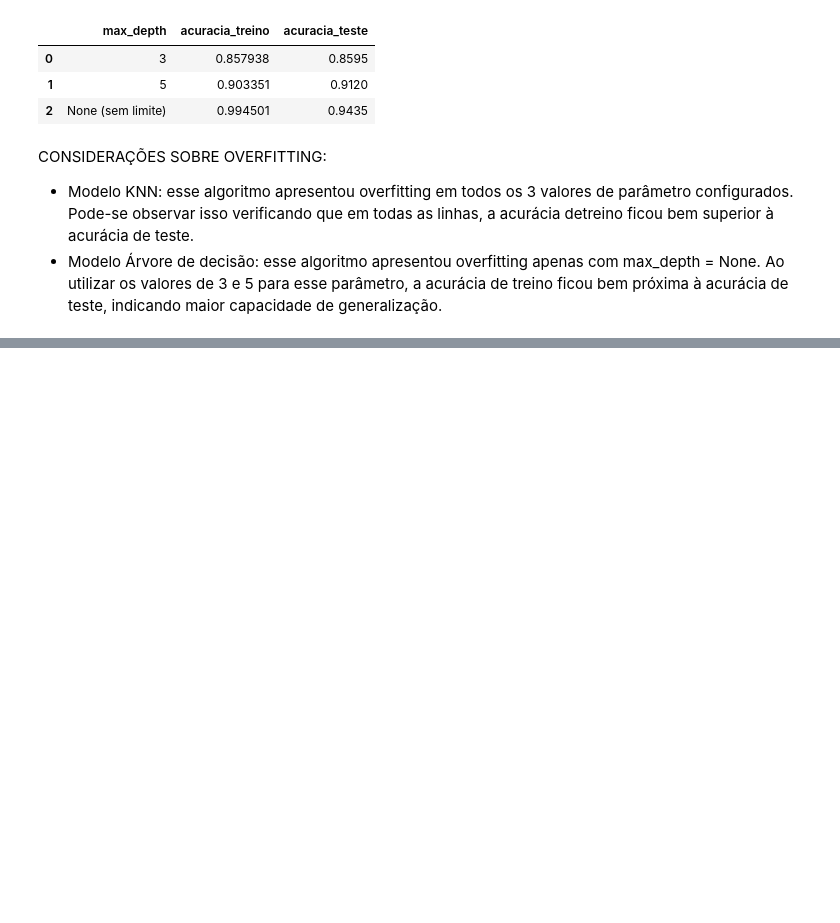
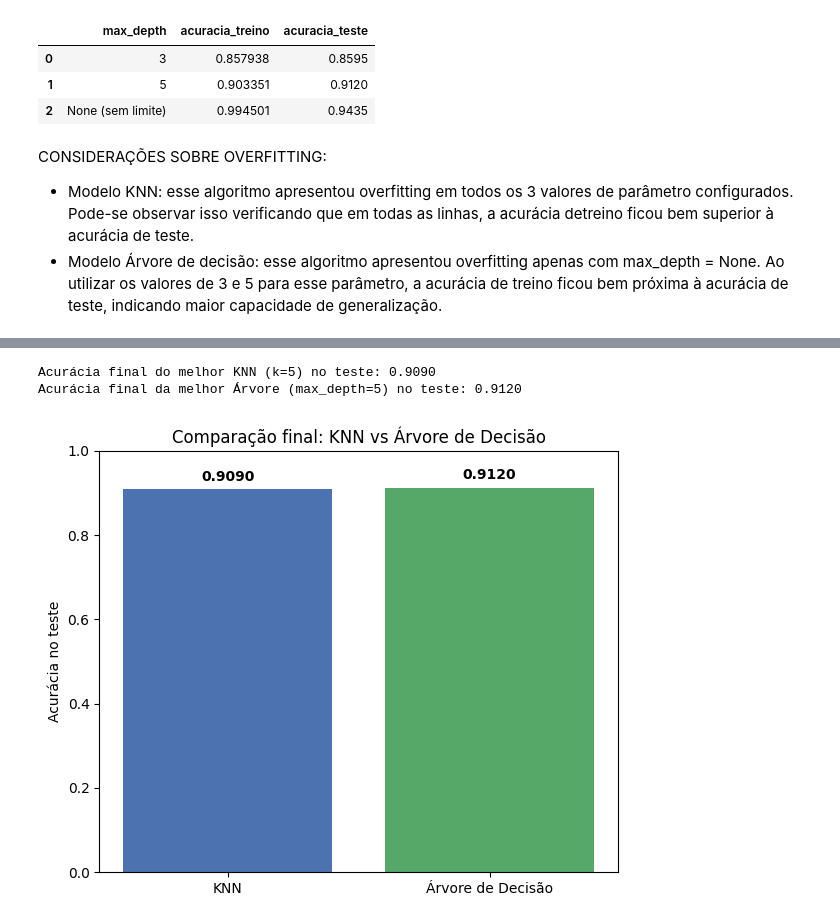
Before and after one commit to eduardaecher/pipeline-preditivo, a Jupyter notebook: notebook.ipynb, the cells around one changed output, grey strips where cells are left out. Cells and saved outputs as stored; diff of their text form; code cells hidden in the pictures; blank space fills up the shorter version.

```diff
--- a/notebook.ipynb
+++ b/notebook.ipynb
@@ -357,0 +364,23 @@ CONSIDERAÇÕES SOBRE OVERFITTING:
+# %%
+melhor_k = 5
+melhor_profundidade = 5
+# %%
+from src.results import treinar_avaliar_knn_final
+from src.results import treinar_avaliar_arvore_final
+
+melhor_knn, acc_final_knn = treinar_avaliar_knn_final(
+    X_train_knn, y_train_bal, X_test_knn, y_test, melhor_k
+)
+
+melhor_arvore, acc_final_arvore = treinar_avaliar_arvore_final(
+    X_train_arvore, y_train_bal, X_test_arvore, y_test, melhor_profundidade
+)
+# %% [output]
+Acurácia final do melhor KNN (k=5) no teste: 0.9090
+Acurácia final da melhor Árvore (max_depth=5) no teste: 0.9120
+# %%
+from src.visualization import gerar_grafico_comparativo_final
+
+gerar_grafico_comparativo_final(acc_final_knn, acc_final_arvore)
+# %% [output]
+[figure, added]
```
Also changed, not shown: parts of 3 cells of this notebook, 4 other files.
